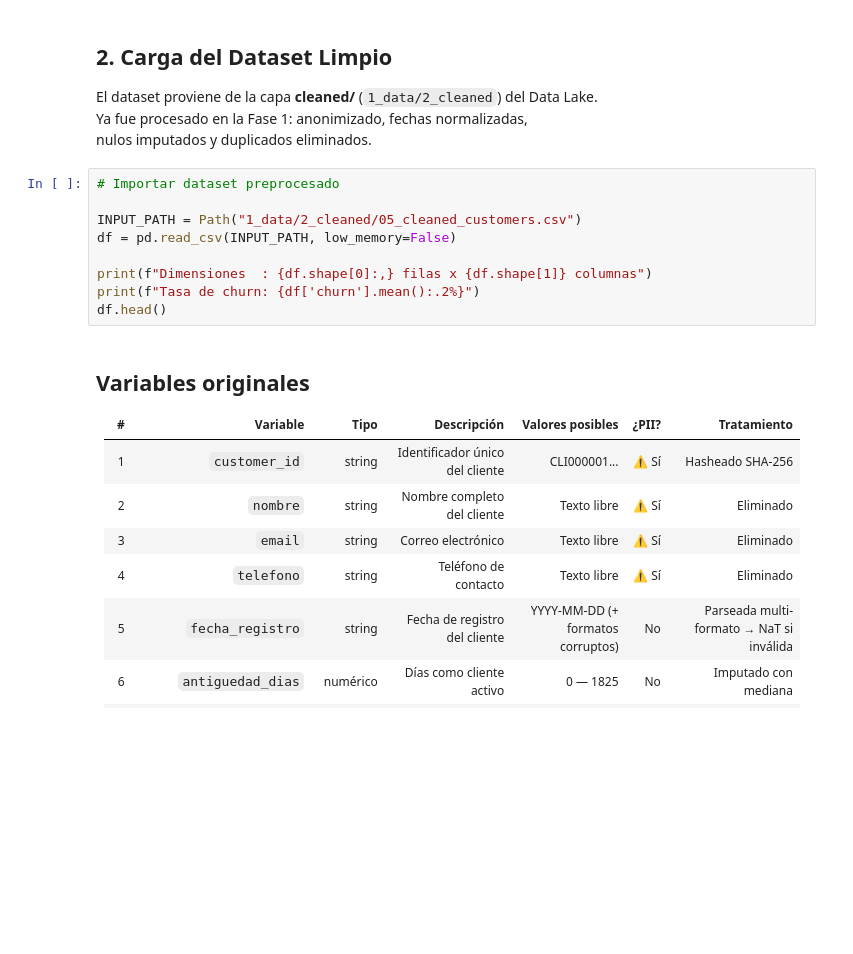
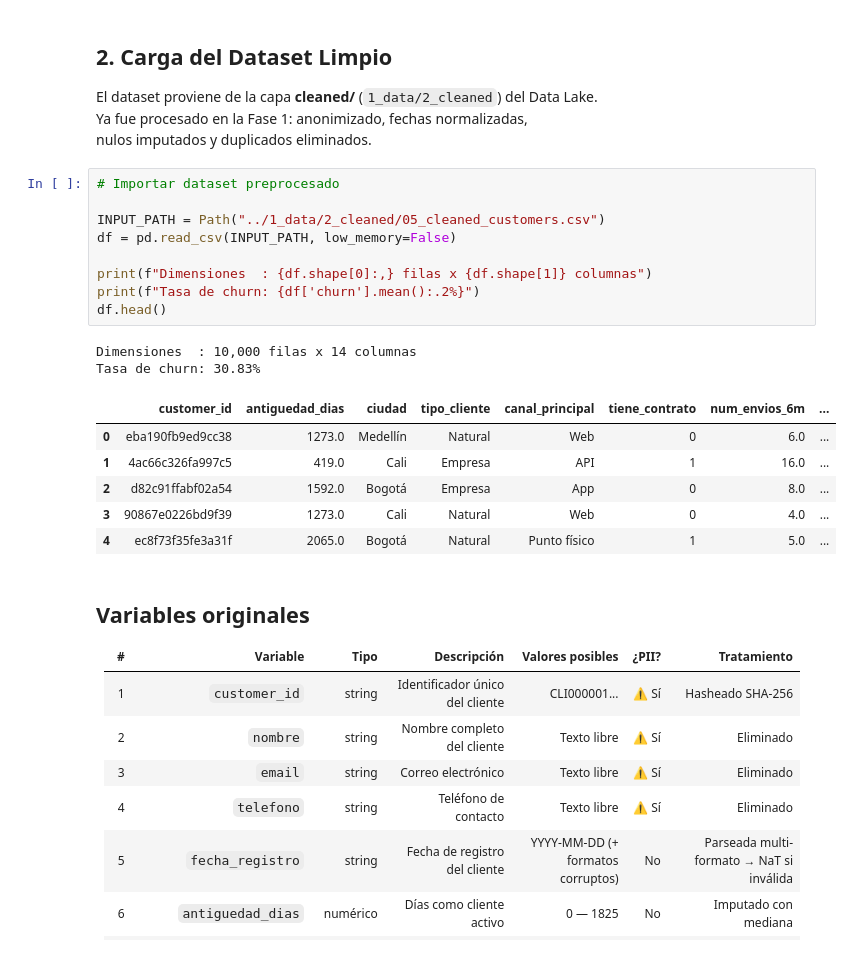
Before and after one commit to julianecheverry/interrapidisimo_churn, a Jupyter notebook: 2_notebooks/01_modeling_datasetsintetico.ipynb, the cells around one changed output. Saved outputs shown, nothing was run; the diff lists cells and outputs as text; blank space fills up the shorter version.

```diff
--- a/2_notebooks/01_modeling_datasetsintetico.ipynb
+++ b/2_notebooks/01_modeling_datasetsintetico.ipynb
@@ -55,12 +57,21 @@ nulos imputados y duplicados eliminados.
 # %%
 # Importar dataset preprocesado
 
-INPUT_PATH = Path("1_data/2_cleaned/05_cleaned_customers.csv")
+INPUT_PATH = Path("../1_data/2_cleaned/05_cleaned_customers.csv")
 df = pd.read_csv(INPUT_PATH, low_memory=False)
 
 print(f"Dimensiones  : {df.shape[0]:,} filas x {df.shape[1]} columnas")
 print(f"Tasa de churn: {df['churn'].mean():.2%}")
 df.head()
+# %% [output]
+Dimensiones  : 10,000 filas x 14 columnas
+Tasa de churn: 30.83%
+|  | customer_id | antiguedad_dias | ciudad | tipo_cliente | canal_principal | tiene_contrato | num_envios_6m | ... |
+| 0 | eba190fb9ed9cc38 | 1273.0 | Medellín | Natural | Web | 0 | 6.0 | ... |
+| 1 | 4ac66c326fa997c5 | 419.0 | Cali | Empresa | API | 1 | 16.0 | ... |
+| 2 | d82c91ffabf02a54 | 1592.0 | Bogotá | Empresa | App | 0 | 8.0 | ... |
+| 3 | 90867e0226bd9f39 | 1273.0 | Cali | Natural | Web | 0 | 4.0 | ... |
+| 4 | ec8f73f35fe3a31f | 2065.0 | Bogotá | Natural | Punto físico | 1 | 5.0 | ... |
 # %% [markdown]
 ## Variables originales
 
```
Also changed, not shown: parts of 13 cells of this notebook, 1 other file.
